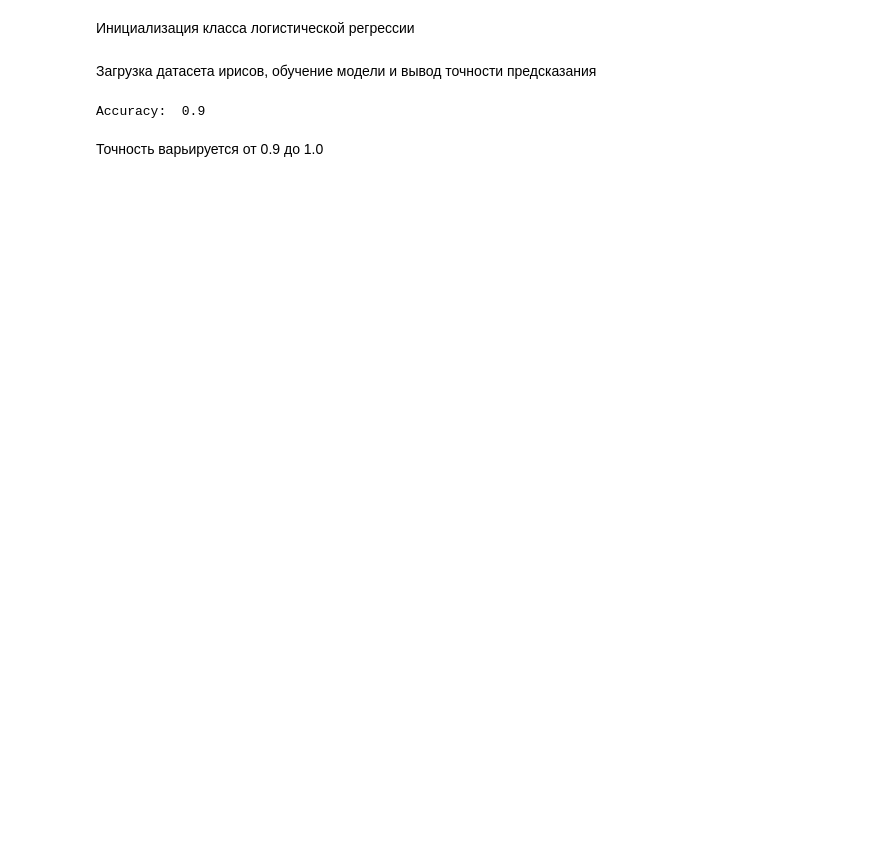
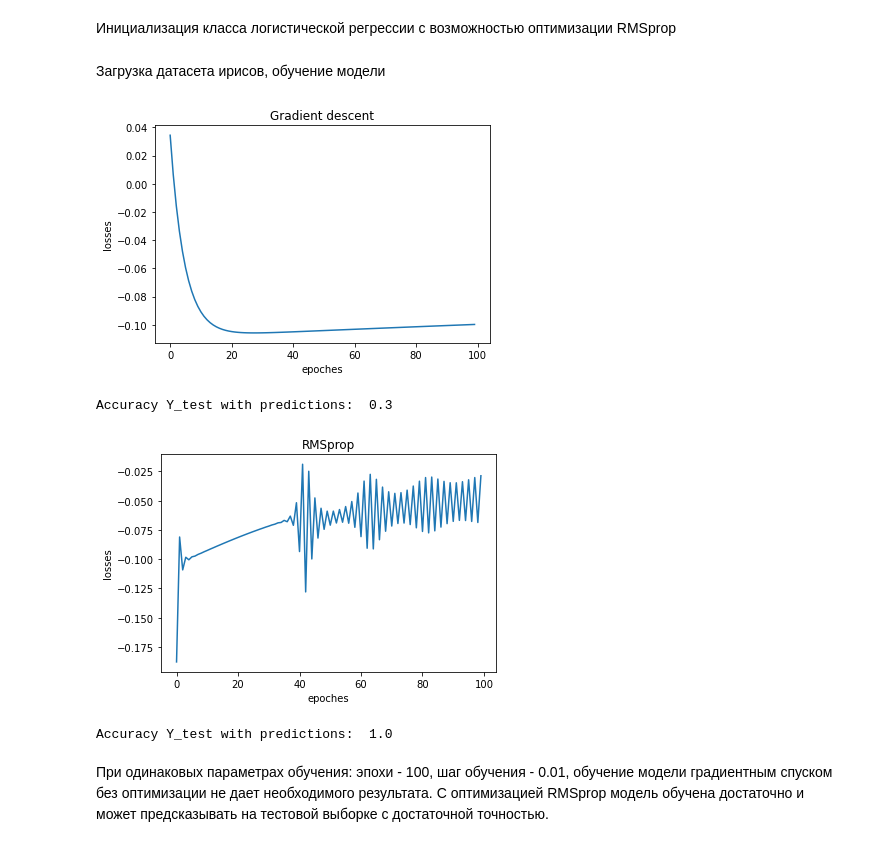
Before and after one commit to VSterkhov/IrisLogisticRegression, a Jupyter notebook: Notebook.ipynb, the cells around one changed output. Saved outputs shown, nothing was run; the diff lists cells and outputs as text; code cells hidden in the pictures; blank space fills up the shorter version.

```diff
--- a/Notebook.ipynb
+++ b/Notebook.ipynb
@@ -1,5 +1,5 @@
 # %% [markdown]
-Инициализация класса логистической регрессии
+Инициализация класса логистической регрессии с возможностью оптимизации RMSprop
 # %%
 """
 Created on Fri Jul 15 09:02:31 2022
@@ -73,41 +84,65 @@ class LogisticRegression:
         accuracy = np.sum(y == y_hat) / len(y)
         return accuracy
 # %% [markdown]
-Загрузка датасета ирисов, обучение модели и вывод точности предсказания
+Загрузка датасета ирисов, обучение модели
 # %%
+
 from sklearn.model_selection import train_test_split
 from sklearn.datasets import load_iris
 from logistic_regression import LogisticRegression
 
 import matplotlib.pyplot as plt
 import pandas as pd
 import numpy as np
 
 irisBunch = load_iris()
 data = np.c_[irisBunch.data, irisBunch.target]
 columns = np.append(irisBunch.feature_names, ["target"])
 irisDF = pd.DataFrame(data, columns=columns)
 irisDF = irisDF[irisDF['target']!=0]
 
 targetData = pd.get_dummies(irisDF.loc[:, irisBunch.feature_names])
 Y = irisDF['target']
 Y[Y==1]=0
 Y[Y==2]=1
 X_train, X_test, Y_train, Y_test = train_test_split(targetData, Y, test_size=0.2)
 
 Y_train = Y_train.array
 Y_test = Y_test.array
 
-logReg = LogisticRegression()
+logReg = LogisticRegression(X_train)
 
-w, b, losses = logReg.train(X_train, Y_train, X_train.shape[0], 1000, 0.1)
+w, b, losses = logReg.train(X_train, Y_train, X_train.shape[0], 100, 0.01, RMSprop=False)
+
+plt.title('Gradient descent')
+plt.plot(losses)
+plt.ylabel('losses')
+plt.xlabel('epoches')
+plt.show()
+
+pred = logReg.predict(X_test)
+acc = logReg.accuracy(Y_test, pred)
+
+print('Accuracy Y_test with predictions: ', acc)
+
+w, b, losses = logReg.train(X_train, Y_train, X_train.shape[0], 100, 0.01, RMSprop=True)
+
+plt.title('RMSprop')
+plt.plot(losses)
+plt.ylabel('losses')
+plt.xlabel('epoches')
+plt.show()
 
 
 pred = logReg.predict(X_test)
 acc = logReg.accuracy(Y_test, pred)
 
-print('Accuracy: ', acc)
+print('Accuracy Y_test with predictions: ', acc)
 # %% [output]
+[figure, added]
-Accuracy:  0.9
+Accuracy Y_test with predictions:  0.3
+[figure, added]
+Accuracy Y_test with predictions:  1.0
 # %% [markdown]
-Точность варьируется от 0.9 до 1.0
+При одинаковых параметрах обучения: эпохи - 100, шаг обучения - 0.01, обучение модели градиентным спуском без оптимизации не дает необходимого результата.
+С оптимизацией RMSprop модель обучена достаточно и может предсказывать на тестовой выборке с достаточной точностью.
```
Also changed, not shown: parts of 1 cell of this notebook, 2 other files.
